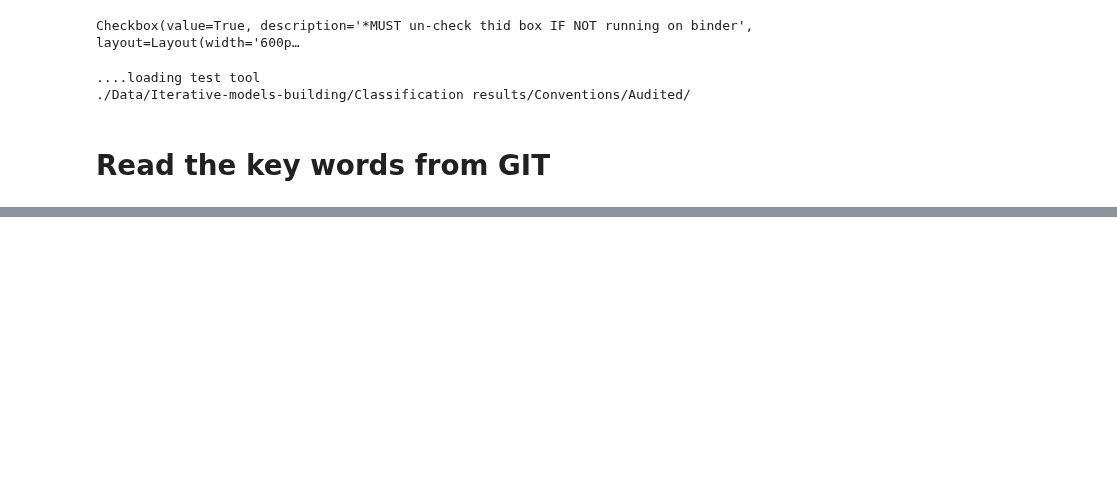
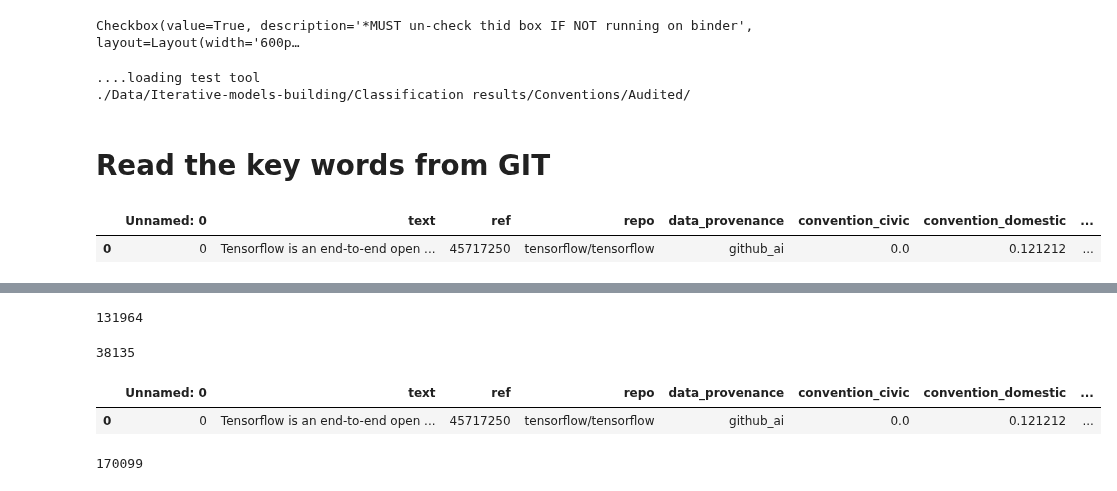
Before and after one commit to aideenf/AIVC, a Jupyter notebook: cp_wssc/Audit_Tool.ipynb, the cells around one changed output, grey strips where cells are left out. Cells and saved outputs as stored; diff of their text form; code cells hidden in the pictures; blank space fills up the shorter version.

```diff
--- a/cp_wssc/Audit_Tool.ipynb
+++ b/cp_wssc/Audit_Tool.ipynb
@@ -257,29 +257,32 @@ for conv in list_conv:
 # %%
 list_conv = np.insert(list_conv, 0, "text")
 list_conv = np.insert(list_conv, 1, "provenance")
 
 audited_df = pd.DataFrame(columns=list_conv)
 
 url_gitHub = 'https://github.com/aideenf/AIVC/blob/master/cp_wssc/Data/Iterative-models-building/Classification%20results/Conventions/git_ai_repo_for_audit_tool.tsv?raw=true'
 url_reddit = 'https://github.com/aideenf/AIVC/blob/master/cp_wssc/Data/Iterative-models-building/Classification%20results/Conventions/reddit_ai_for_audit_tool.tsv?raw=true'
 
 convention_sentences_df = pd.read_csv(url_gitHub, sep = '\t', index_col = False)
 convention_sentences_reddit_df = pd.read_csv(url_reddit, sep = '\t', index_col = False)
 
 # classified_data_files, classified_data_df = model_helpers.get_aggregated_gathered_data (
 #                             USE_GIT_HUB,
 #                             paths.GATHERED_DATA_CONV_DIR_GIT,
 #                             paths.GATHERED_DATA_CONV_DIR_LOCAL,
 #                             paths.GITHUB_GATHERED_URL_PATH,
 #                             paths.GIT_OWNER,
 #                             paths.GIT_REPO)
 
 
 # display (convention_sentences_df.head(1))
 # display (convention_sentences_reddit_df.head(1))
 # display (convention_sentences_df.shape[0])
 # display (convention_sentences_reddit_df.shape[0])
 
-convention_sentences_df = pd.concat([convention_sentences_df,convention_sentences_reddit_df])
+convention_sentences_df = pd.concat([convention_sentences_df,convention_sentences_reddit_df], ignore_index=True)
 # display (convention_sentences_df.head(1))
 # display (convention_sentences_df.shape[0])
+# %% [output]
+|  | Unnamed: 0 | text | ref | repo | data_provenance | convention_civic | convention_domestic | ... |
+| 0 | 0 | Tensorflow is an end-to-end open ... | 45717250 | tensorflow/tensorflow | github_ai | 0.0 | 0.121212 | ... |
@@ -286,3 +291,8 @@ convention_sentences_df = pd.concat([convention_sentences_df,convention_sentence
+131964
+38135
+|  | Unnamed: 0 | text | ref | repo | data_provenance | convention_civic | convention_domestic | ... |
+| 0 | 0 | Tensorflow is an end-to-end open ... | 45717250 | tensorflow/tensorflow | github_ai | 0.0 | 0.121212 | ... |
+170099
 # %%
 def time_stamp():
     now = datetime.now()
```
Also changed, not shown: parts of 2 cells of this notebook, 1 other file.
